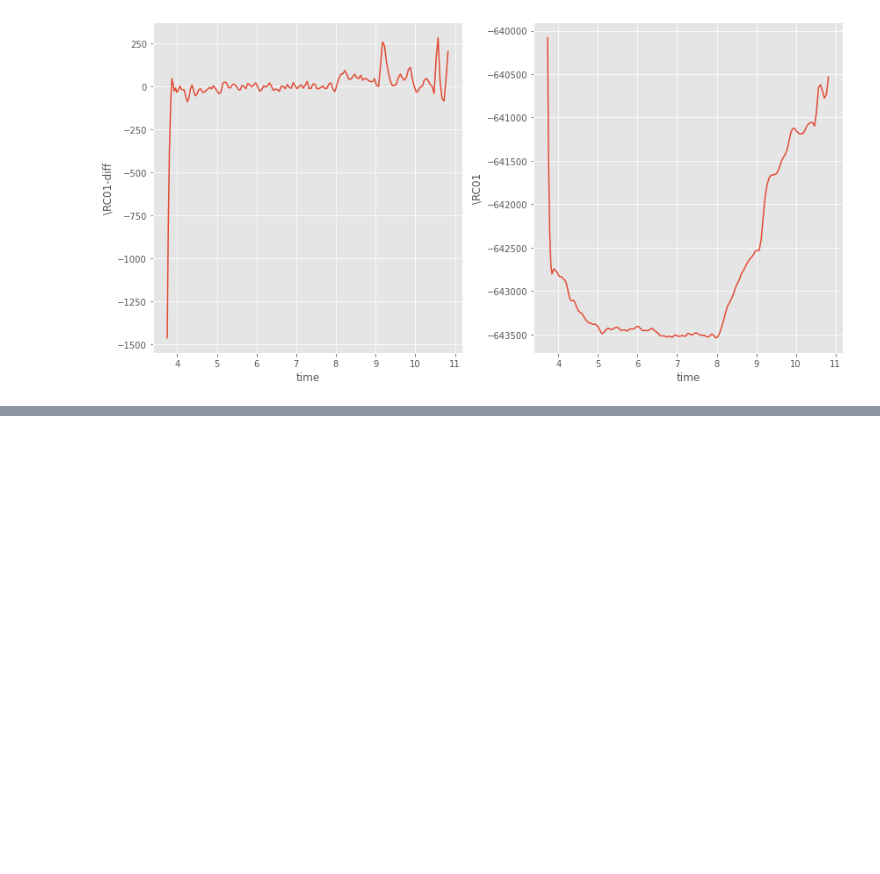
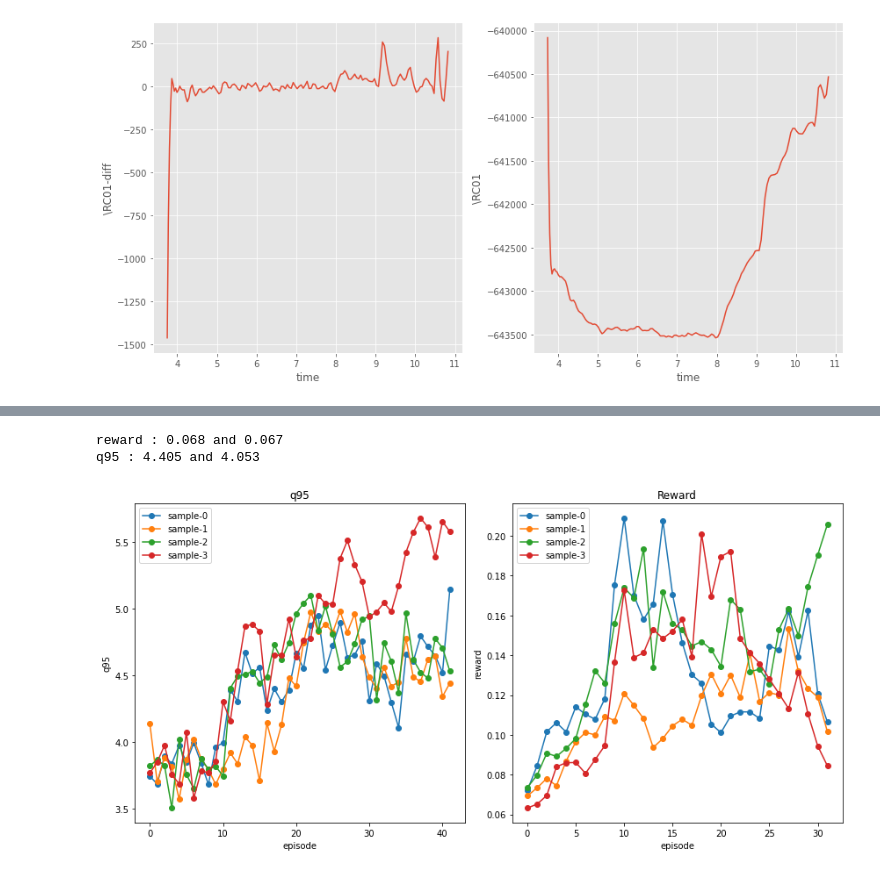
Before and after one commit to ZINZINBIN/Tokamak-Plasma-Operation-Control-based-on-RL, a Jupyter notebook: EDA.ipynb, the cells around one changed output, grey strips where cells are left out. Saved outputs shown, nothing was run; the diff lists cells and outputs as text; code cells hidden in the pictures; blank space fills up the shorter version.

Commit message:
update env : stochastic env + EDA

```diff
--- a/EDA.ipynb
+++ b/EDA.ipynb
@@ -1063,0 +1141,9 @@ fig.tight_layout()
+# %%
+from src.rl.sac import GaussianPolicy
+
+input_dim = len(cols_0D)
+n_actions = len(cols_control)
+
+policy_network = GaussianPolicy(input_dim, seq_len, pred_len, config.SAC_CONF['mlp_dim'], n_actions)
+policy_network.to(device)
+policy_network.eval()
@@ -1063,0 +1168,27 @@ fig.tight_layout()
+# %%
+# test 1
+action, _, _ = policy_network.sample(state.to(device))
+action = action.detach().cpu()
+
+next_state_01, reward_01, done, _ = env.step(action)
+# %%
+# test 2
+state = env.reset()
+action, _, _ = policy_network.sample(state.to(device))
+action = action.detach().cpu()
+
+next_state_02, reward_02, done, _ = env.step(action)
+# %%
+# checking reward stochasticity
+print("reward : {:.3f} and {:.3f}".format(reward_01, reward_02))
+
+next_state_01 = next_state_01.squeeze(0).cpu().numpy()
+next_state_02 = next_state_02.squeeze(0).cpu().numpy()
+
+next_state_01 = scaler_0D.inverse_transform(next_state_01)
+next_state_02 = scaler_0D.inverse_transform(next_state_02)
+
+print("q95 : {:.3f} and {:.3f}".format(next_state_01[:,0].item(), next_state_02[:,0].item()))
+# %% [output]
+reward : 0.068 and 0.067
+q95 : 4.405 and 4.053
@@ -1063,0 +1270,25 @@ fig.tight_layout()
+# %%
+import matplotlib.pyplot as plt
+
+fig, axes = plt.subplots(1,2, facecolor = 'white', figsize = (12,6))
+axes = axes.ravel()
+
+tags = ['sample-{}'.format(idx) for idx in range(len(state_samples))]
+
+for tag, state_sample, reward_sample in zip(tags, state_samples, reward_samples):
+    axes[0].plot(state_sample[:,0], 'o-', label = "{}".format(tag))
+    axes[1].plot(reward_sample, 'o-', label = "{}".format(tag))
+
+axes[0].set_title('q95')
+axes[0].set_xlabel("episode")
+axes[0].set_ylabel("q95")
+axes[0].legend()
+axes[1].set_title('Reward')
+axes[1].set_xlabel("episode")
+axes[1].set_ylabel("reward")
+axes[1].legend()
+
+fig.tight_layout()
+plt.show()
+# %% [output]
+[figure, added]
```
Also changed, not shown: parts of 6 cells of this notebook, 47 other files.
